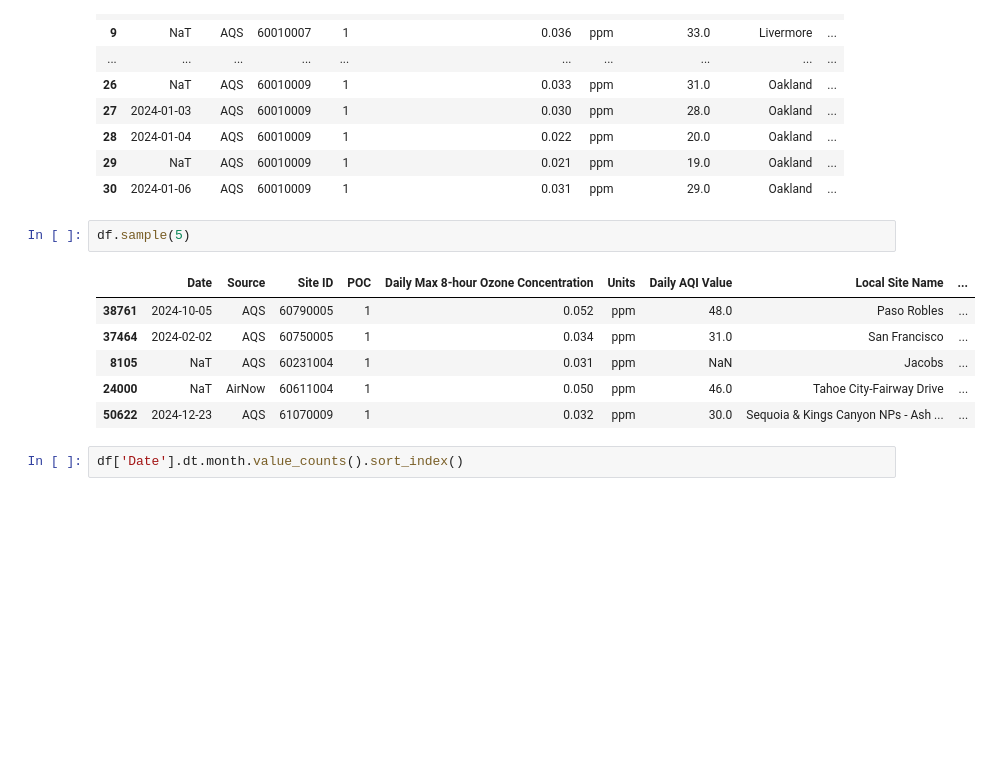
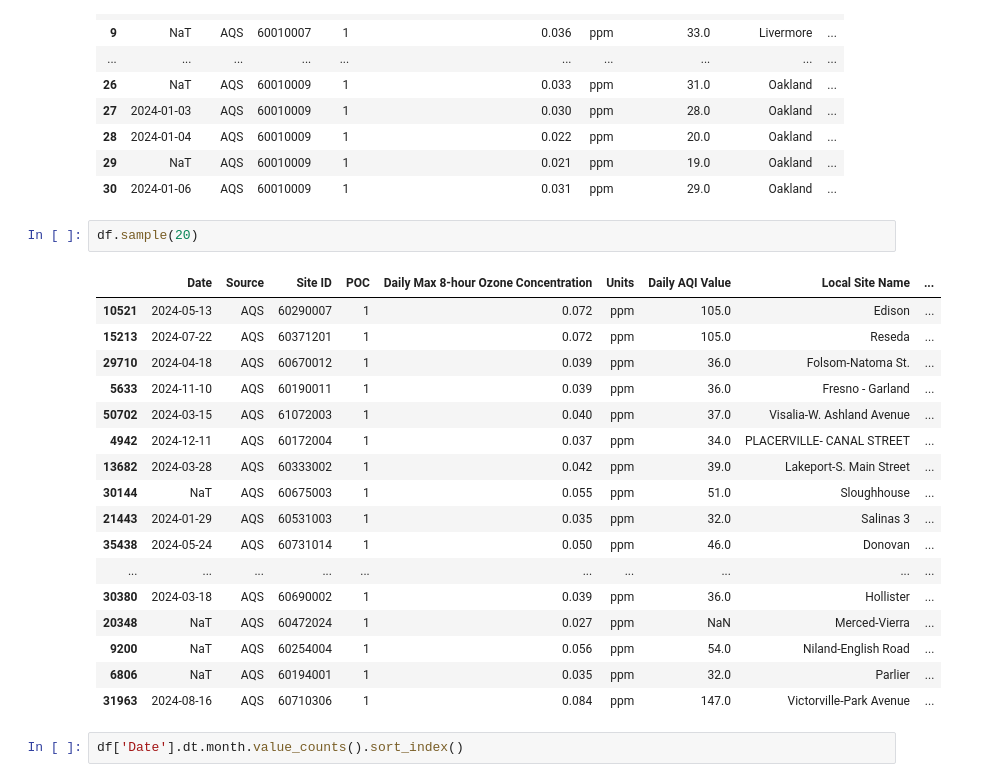
Before and after one commit to esraa-el-tohamii/Ozone-Layer-Dataset-EDA, a Jupyter notebook: notebook.ipynb, the cells around one changed output. Drawn from its saved outputs; the diff is of its cells as text; blank space fills up the shorter version.

```diff
--- a/notebook.ipynb
+++ b/notebook.ipynb
@@ -212,14 +217,25 @@ df.head(30)
 | 29 | NaT | AQS | 60010009 | 1 | 0.021 | ppm | 19.0 | Oakland | ... |
 | 30 | 2024-01-06 | AQS | 60010009 | 1 | 0.031 | ppm | 29.0 | Oakland | ... |
 # %%
-df.sample(5)
+df.sample(20)
 # %% [output]
 |  | Date | Source | Site ID | POC | Daily Max 8-hour Ozone Concentration | Units | Daily AQI Value | Local Site Name | ... |
-| 38761 | 2024-10-05 | AQS | 60790005 | 1 | 0.052 | ppm | 48.0 | Paso Robles | ... |
-| 37464 | 2024-02-02 | AQS | 60750005 | 1 | 0.034 | ppm | 31.0 | San Francisco | ... |
-| 8105 | NaT | AQS | 60231004 | 1 | 0.031 | ppm | NaN | Jacobs | ... |
-| 24000 | NaT | AirNow | 60611004 | 1 | 0.050 | ppm | 46.0 | Tahoe City-Fairway Drive | ... |
-| 50622 | 2024-12-23 | AQS | 61070009 | 1 | 0.032 | ppm | 30.0 | Sequoia & Kings Canyon NPs - Ash ... | ... |
+| 10521 | 2024-05-13 | AQS | 60290007 | 1 | 0.072 | ppm | 105.0 | Edison | ... |
+| 15213 | 2024-07-22 | AQS | 60371201 | 1 | 0.072 | ppm | 105.0 | Reseda | ... |
+| 29710 | 2024-04-18 | AQS | 60670012 | 1 | 0.039 | ppm | 36.0 | Folsom-Natoma St. | ... |
+| 5633 | 2024-11-10 | AQS | 60190011 | 1 | 0.039 | ppm | 36.0 | Fresno - Garland | ... |
+| 50702 | 2024-03-15 | AQS | 61072003 | 1 | 0.040 | ppm | 37.0 | Visalia-W. Ashland Avenue | ... |
+| 4942 | 2024-12-11 | AQS | 60172004 | 1 | 0.037 | ppm | 34.0 | PLACERVILLE- CANAL STREET | ... |
+| 13682 | 2024-03-28 | AQS | 60333002 | 1 | 0.042 | ppm | 39.0 | Lakeport-S. Main Street | ... |
+| 30144 | NaT | AQS | 60675003 | 1 | 0.055 | ppm | 51.0 | Sloughhouse | ... |
+| 21443 | 2024-01-29 | AQS | 60531003 | 1 | 0.035 | ppm | 32.0 | Salinas 3 | ... |
+| 35438 | 2024-05-24 | AQS | 60731014 | 1 | 0.050 | ppm | 46.0 | Donovan | ... |
+| ... | ... | ... | ... | ... | ... | ... | ... | ... | ... |
+| 30380 | 2024-03-18 | AQS | 60690002 | 1 | 0.039 | ppm | 36.0 | Hollister | ... |
+| 20348 | NaT | AQS | 60472024 | 1 | 0.027 | ppm | NaN | Merced-Vierra | ... |
+| 9200 | NaT | AQS | 60254004 | 1 | 0.056 | ppm | 54.0 | Niland-English Road | ... |
+| 6806 | NaT | AQS | 60194001 | 1 | 0.035 | ppm | 32.0 | Parlier | ... |
+| 31963 | 2024-08-16 | AQS | 60710306 | 1 | 0.084 | ppm | 147.0 | Victorville-Park Avenue | ... |
 # %%
 df['Date'].dt.month.value_counts().sort_index()
 # %% [output]
```
Also changed, not shown: parts of 74 cells of this notebook.
